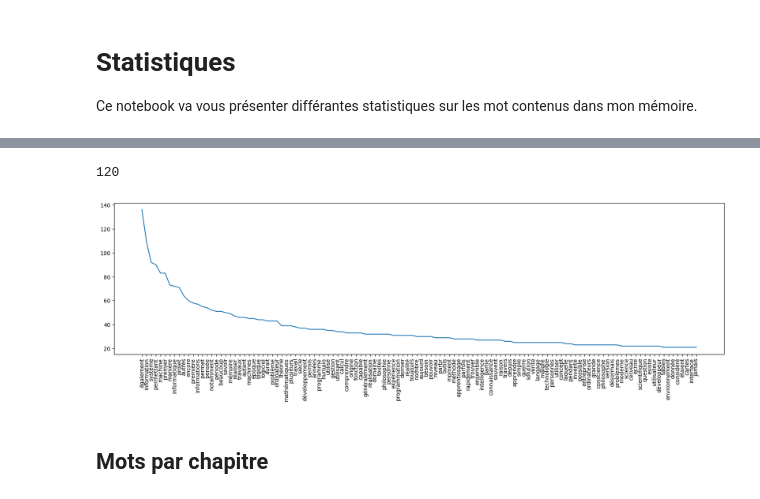
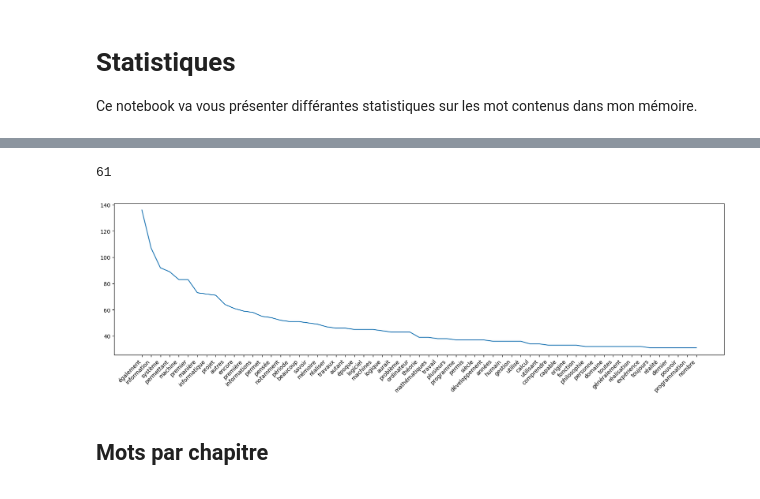
Before and after one commit to Edit-IDE/Histoire-et-Philosophie-de-la-Programmation, a Jupyter notebook: big_data.ipynb, the cells around one changed output, grey strips where cells are left out. Saved outputs shown, nothing was run; the diff lists cells and outputs as text; code cells hidden in the pictures.

```diff
--- a/big_data.ipynb
+++ b/big_data.ipynb
@@ -10,26 +10,44 @@ import matplotlib.pyplot as plt;
 
 f = io.open("HistoirePhilosophieInformation.md", mode="r", encoding="utf-8")
 initialText = f.read()
+text = initialText;
 formattedText = initialText;
 
+def removeCharactersInText(chars, txt):
+    for char in chars:
+        txt = txt.replace(char, "")
+    return txt
+
 charactersToRemove = ["#", "*", ",", "."]
-for char in charactersToRemove:
-    formattedText = formattedText.replace(char, "")
-    initialText = initialText.replace(char, "")
+formattedText = removeCharactersInText(charactersToRemove, formattedText);
+text = removeCharactersInText(charactersToRemove, text);
 
-charactersToReplaceBySpace = ["'", "’"]
-for char in charactersToReplaceBySpace:
-    formattedText = formattedText.replace(char, " ")
+def replaceCharactersInTextBySpace(charactersToReplaceBySpace, txt):
+    for char in charactersToReplaceBySpace:
+        txt = txt.replace(char, " ")
+
+    return txt;
+
+charactersToReplaceBySpace = ["'", "'", "’"]
+formattedText = replaceCharactersInTextBySpace(charactersToReplaceBySpace, formattedText);
 
 
 def removeEmptyStrings(item):
     return item != ""
 
-def displaySerie(serie):
+def displaySerie(serie, figsize=(20, 20), type = ""):
     print(len(serie.index))
-    plt.figure(figsize=(20, 5))
-    plt.xticks(rotation=90)
-    plt.plot(serie.index, serie.values)
+    plt.figure(figsize=figsize)
+    plt.xticks(rotation=45, horizontalalignment='right')
+    if type == "hist":
+        serie.plot.hist()
+    elif type == "bar":
+        serie.plot.bar()
+    elif type == "barh":
+        serie.plot.barh()
+        plt.gca().invert_yaxis()
+    else:
+        plt.plot(serie.index, serie.values)
     plt.show()
 
 def splitTextToWords(lines):
@@ -39,14 +57,14 @@ def splitTextToWords(lines):
         )
     )
 
-lines = initialText.split("\n")
+lines = text.split("\n")
 formattedLines = formattedText.split("\n")
 wordList = splitTextToWords(lines);
 formattedWordList = splitTextToWords(formattedLines);
 
 values_count = formattedWordList.value_counts();
 
-values_more_than_5_letters = values_count[values_count.index.str.len() > 5].loc[lambda x : x > 20]
+values_more_than_5_letters = values_count[values_count.index.str.len() > 5].loc[lambda x : x > 30]
 
 values_count_over_70 = values_count.loc[lambda x : x > 70]
 values_count_35_70 = values_count.loc[lambda x : (x > 35) & (x <= 70)]
@@ -59,11 +77,11 @@ Nombre de mots : 57621
 # %%
-displaySerie(values_more_than_5_letters)
+displaySerie(values_more_than_5_letters, (20, 5))
 # displaySerie(values_count_over_70)
 # displaySerie(values_count_35_70)
 # displaySerie(values_count_17_34)
 # displaySerie(values_count_3_16)
 # %% [output]
-120
+61
-[figure, old version]
+[figure, new version]
 # %% [markdown]
 ## Mots par chapitre
```
Also changed, not shown: parts of 3 cells of this notebook, 1 other file.
